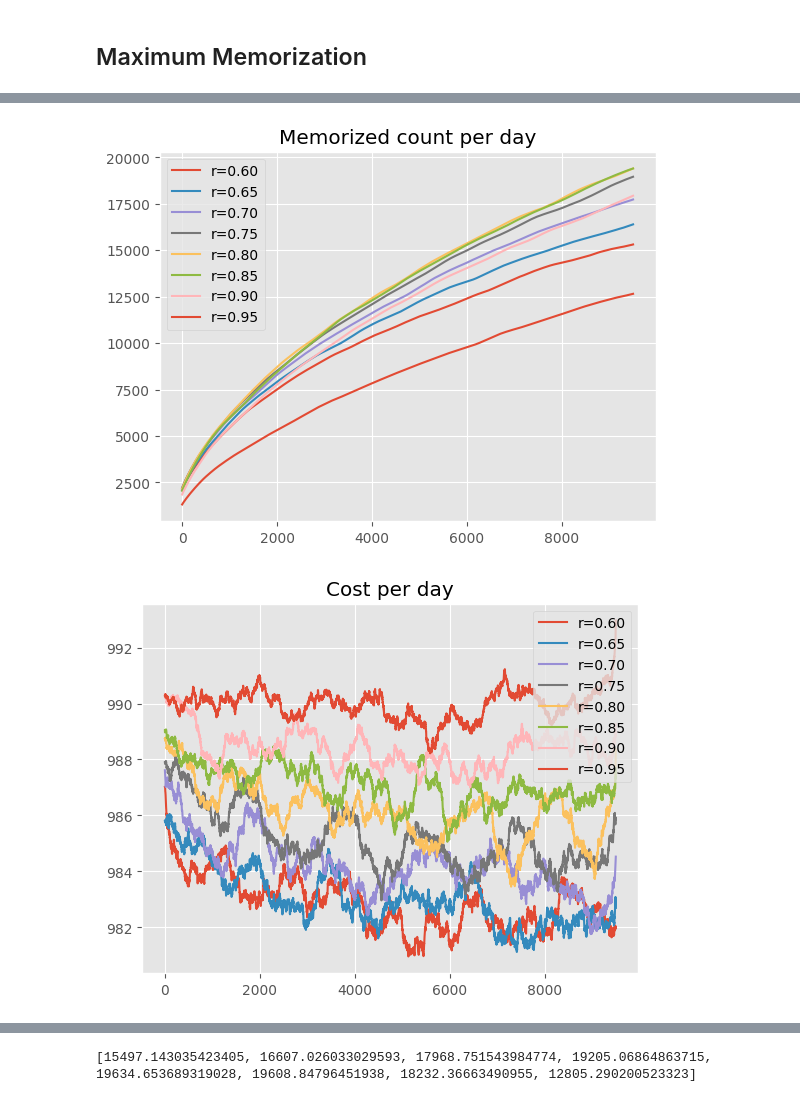
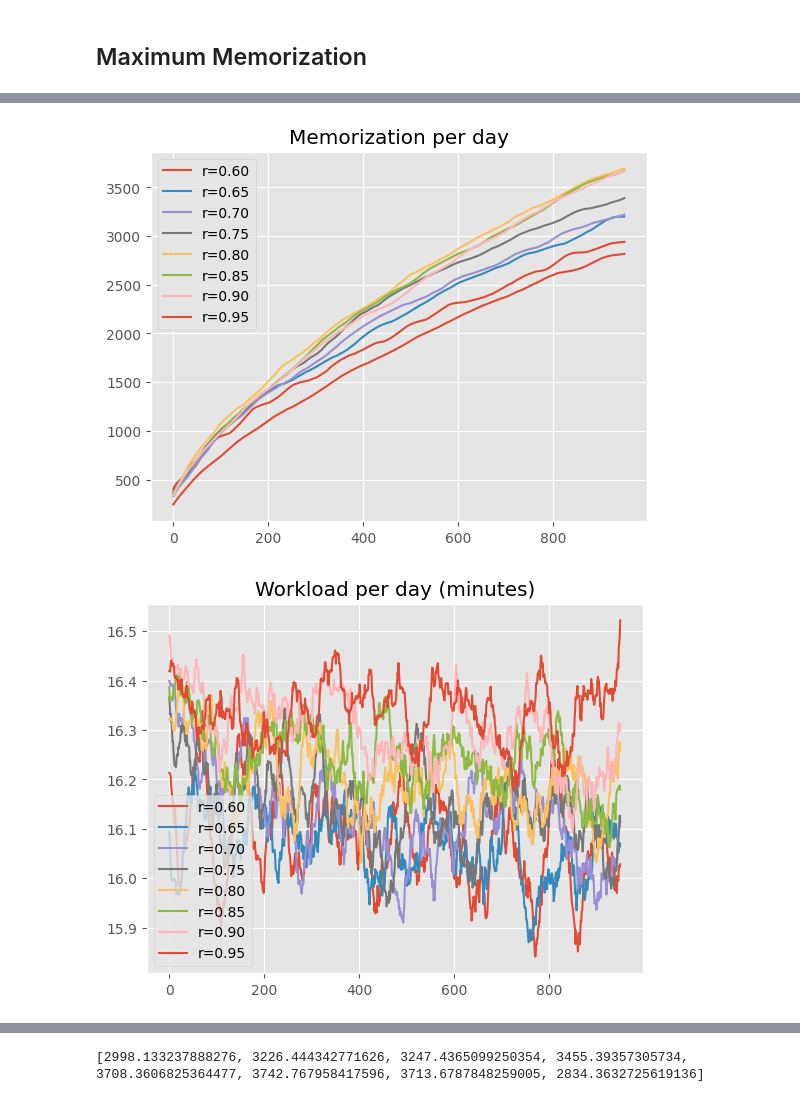
Before and after one commit to open-spaced-repetition/optimal-desired-retention, a Jupyter notebook: notebook.ipynb, the cells around one changed output, grey strips where cells are left out. Drawn from its saved outputs; the diff is of its cells as text; code cells hidden in the pictures.

```diff
--- a/notebook.ipynb
+++ b/notebook.ipynb
@@ -10,14 +10,16 @@ import math
 import random
 from fsrs_optimizer import simulate, DEFAULT_WEIGHT
 
-learn_span = 10000
-new_card_per_day = 10
+learn_span = 1000
+new_card_per_day = 30
 
 plt.style.use('ggplot')
+
 
 def moving_average(data, window_size=learn_span // 20):
     weights = np.ones(window_size) / window_size
     return np.convolve(data, weights, mode="valid")
+
 
 total_cost = []
 cost_per_memorized = []
@@ -32,7 +34,9 @@ for r in tqdm(np.linspace(0.6, 0.95, 8)):
         learn_span=learn_span,
         max_cost_perday=math.inf,
         learn_limit_perday=new_card_per_day,
+        forget_cost=100,
     )
+    cost_per_day /= 60
     plt.figure(1)
     plt.plot(moving_average(review_cnt_per_day), label=f'r={r:.2f}')
     plt.figure(2)
@@ -47,18 +51,18 @@ plt.legend()
 plt.title('Review count per day')
 plt.figure(2)
 plt.legend()
-plt.title('Memorized count per day')
+plt.title('Memorization per day')
 plt.figure(3)
 plt.legend()
-plt.title('Cost per day')
+plt.title('Workload per day (minutes)')
 plt.figure(4)
 plt.plot(np.linspace(0.6, 0.95, 8), total_cost)
-plt.xlabel('Retention rate')
-plt.ylabel('Total cost')
+plt.xlabel('Desired Retention')
+plt.ylabel('Total Workload')
 plt.figure(5)
 plt.plot(np.linspace(0.6, 0.95, 8), cost_per_memorized)
-plt.xlabel('Retention rate')
-plt.ylabel('Cost per memorized')
+plt.xlabel('Desired Retention')
+plt.ylabel('Workload per memorization')
 plt.show()
 print(total_cost)
 # %% [output]
@@ -78,34 +82,38 @@ memorization = []
 for r in tqdm(np.linspace(0.6, 0.95, 8)):
     random.seed(42)
     np.random.seed(42)
-    (_, review_cnt_per_day, learn_cnt_per_day, memorized_cnt_per_day, cost_per_day) = simulate(
-        DEFAULT_WEIGHT,
-        request_retention=r,
-        deck_size=36500,
-        learn_span=learn_span,
-        max_cost_perday=max_cost_perday,
+    (_, review_cnt_per_day, learn_cnt_per_day, memorized_cnt_per_day, cost_per_day) = (
+        simulate(
+            DEFAULT_WEIGHT,
+            request_retention=r,
+            deck_size=36500,
+            learn_span=learn_span,
+            max_cost_perday=max_cost_perday,
+            forget_cost=100,
+        )
     )
+    cost_per_day /= 60
     plt.figure(1)
-    plt.plot(moving_average(review_cnt_per_day), label=f'r={r:.2f}')
+    plt.plot(moving_average(review_cnt_per_day), label=f"r={r:.2f}")
     plt.figure(2)
-    plt.plot(moving_average(memorized_cnt_per_day), label=f'r={r:.2f}')
+    plt.plot(moving_average(memorized_cnt_per_day), label=f"r={r:.2f}")
     plt.figure(3)
-    plt.plot(moving_average(cost_per_day), label=f'r={r:.2f}')
+    plt.plot(moving_average(cost_per_day), label=f"r={r:.2f}")
     memorization.append(memorized_cnt_per_day[-1])
 
 plt.figure(1)
 plt.legend()
-plt.title('Review count per day')
+plt.title("Review count per day")
 plt.figure(2)
 plt.legend()
-plt.title('Memorized count per day')
+plt.title("Memorization per day")
 plt.figure(3)
 plt.legend()
-plt.title('Cost per day')
+plt.title("Workload per day (minutes)")
 plt.figure(4)
 plt.plot(np.linspace(0.6, 0.95, 8), memorization)
-plt.xlabel('Retention rate')
-plt.ylabel('Memorized count')
+plt.xlabel("Desired Retention")
+plt.ylabel("Memorization")
 plt.show()
 print(memorization)
 # %% [output]
@@ -113,2 +121,2 @@ print(memorization)
-[figure, old version]
+[figure, new version]
-[figure, old version]
+[figure, new version]
@@ -116 +124 @@ print(memorization)
-[15497.143035423405, 16607.026033029593, 17968.751543984774, 19205.06864863715, 19634.653689319028, 19608.84796451938, 18232.36663490955, 12805.290200523323]
+[2998.133237888276, 3226.444342771626, 3247.4365099250354, 3455.39357305734, 3708.3606825364477, 3742.767958417596, 3713.6787848259005, 2834.3632725619136]
```
Also changed, not shown: parts of 2 cells of this notebook.
